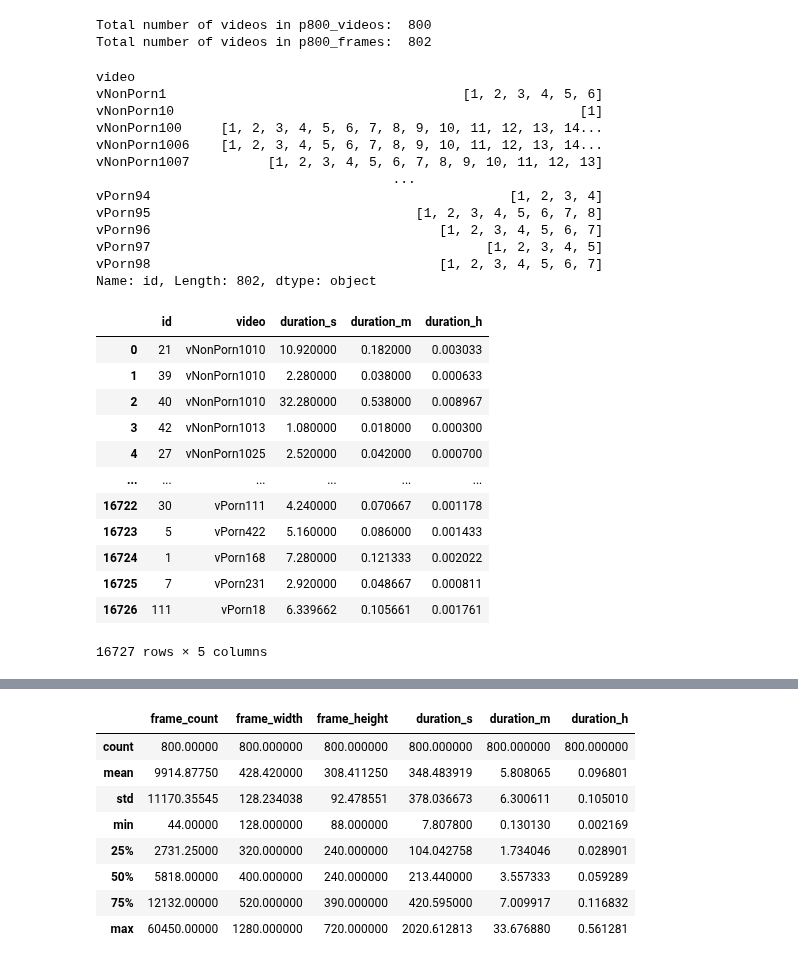
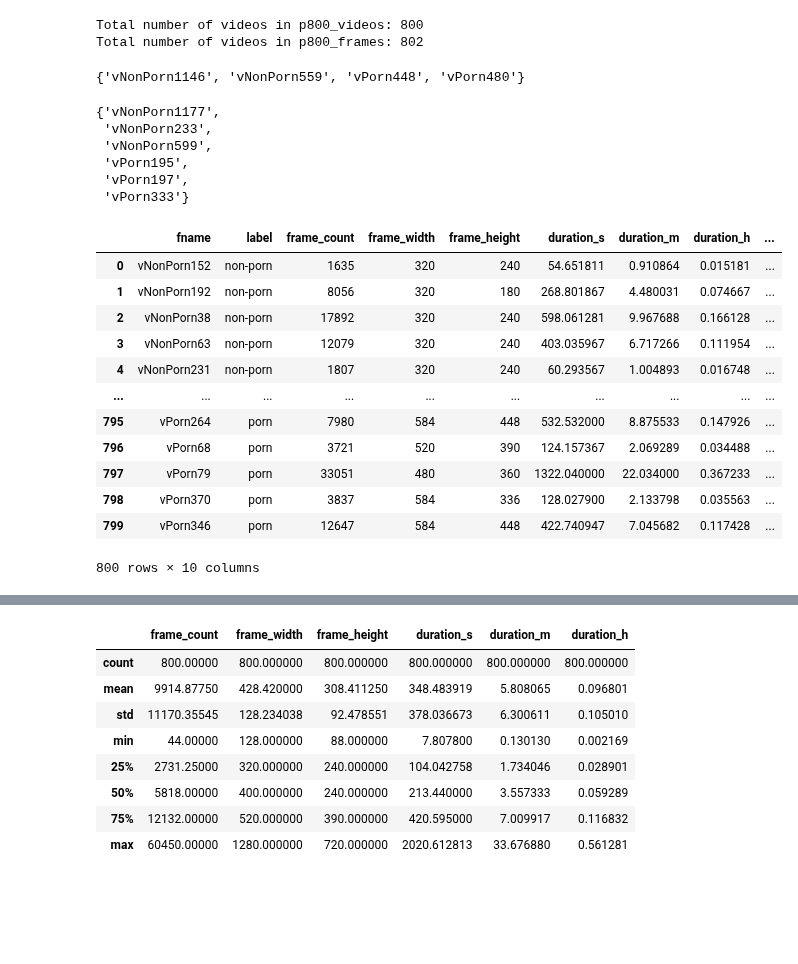
Before and after one commit to margaridav27/end-to-end-framework-pornography-detection, a Jupyter notebook: src/exploratory_data_analysis.ipynb, the cells around one changed output, grey strips where cells are left out. Drawn from its saved outputs; the diff is of its cells as text; code cells hidden in the pictures; blank space fills up the shorter version.

```diff
--- a/src/exploratory_data_analysis.ipynb
+++ b/src/exploratory_data_analysis.ipynb
@@ -151,37 +159,42 @@ Total number of videos in p800_frames:  802
 # %%
-video_frames = p800_frames.groupby("video")["id"].apply(list)
-video_frames
+video_frames = p800_frames.groupby("video")["frame_n"].apply(set)
+n_frames_per_video = p800_frames.groupby("video")["frame_n"].count()
-# %% [output]
-video
-vNonPorn1                                      [1, 2, 3, 4, 5, 6]
-vNonPorn10                                                    [1]
-vNonPorn100     [1, 2, 3, 4, 5, 6, 7, 8, 9, 10, 11, 12, 13, 14...
-vNonPorn1006    [1, 2, 3, 4, 5, 6, 7, 8, 9, 10, 11, 12, 13, 14...
-vNonPorn1007          [1, 2, 3, 4, 5, 6, 7, 8, 9, 10, 11, 12, 13]
-                                      ...
-vPorn94                                              [1, 2, 3, 4]
-vPorn95                                  [1, 2, 3, 4, 5, 6, 7, 8]
-vPorn96                                     [1, 2, 3, 4, 5, 6, 7]
-vPorn97                                           [1, 2, 3, 4, 5]
-vPorn98                                     [1, 2, 3, 4, 5, 6, 7]
-Name: id, Length: 802, dtype: object
+# %%
+# Videos that exist in p800_videos but not in p800_frames
+set(p800_videos[~p800_videos["fname"].isin(video_frames.index)]["fname"])
+# %% [output]
+{'vNonPorn1146', 'vNonPorn559', 'vPorn448', 'vPorn480'}
+# %%
+# Videos that exist in p800_frames but not in p800_videos
+set(video_frames.index[~video_frames.index.isin(p800_videos["fname"])])
+# %% [output]
+{'vNonPorn1177',
+ 'vNonPorn233',
+ 'vNonPorn599',
+ 'vPorn195',
+ 'vPorn197',
+ 'vPorn333'}
 # %%
-# TODO: only after checking why the number of videos in both dfs is not the same
+# TODO: only after checking difference in the number of videos
 
-aux = p800_videos.merge(video_frames, how="left", left_on="fname", right_on="video")
+# p800_videos = p800_videos.merge(video_frames, how="left", left_on="fname", right_on="video")
+# p800_videos.rename(columns={ "frame_n": "selected_frames" }, inplace=True)
+
+# p800_videos = p800_videos.merge(n_frames_per_video, how="left", left_on="fname", right_on="video")
+# p800_videos.rename(columns={ "frame_n": "selected_frames_count" }, inplace=True)
+
+# p800_videos
+# %% [output]
+|  | fname | label | frame_count | frame_width | frame_height | duration_s | duration_m | duration_h | ... |
+| 0 | vNonPorn152 | non-porn | 1635 | 320 | 240 | 54.651811 | 0.910864 | 0.015181 | ... |
+| 1 | vNonPorn192 | non-porn | 8056 | 320 | 180 | 268.801867 | 4.480031 | 0.074667 | ... |
+| 2 | vNonPorn38 | non-porn | 17892 | 320 | 240 | 598.061281 | 9.967688 | 0.166128 | ... |
+| 3 | vNonPorn63 | non-porn | 12079 | 320 | 240 | 403.035967 | 6.717266 | 0.111954 | ... |
+| 4 | vNonPorn231 | non-porn | 1807 | 320 | 240 | 60.293567 | 1.004893 | 0.016748 | ... |
+| ... | ... | ... | ... | ... | ... | ... | ... | ... | ... |
+| 795 | vPorn264 | porn | 7980 | 584 | 448 | 532.532000 | 8.875533 | 0.147926 | ... |
+| 796 | vPorn68 | porn | 3721 | 520 | 390 | 124.157367 | 2.069289 | 0.034488 | ... |
+| 797 | vPorn79 | porn | 33051 | 480 | 360 | 1322.040000 | 22.034000 | 0.367233 | ... |
+| 798 | vPorn370 | porn | 3837 | 584 | 336 | 128.027900 | 2.133798 | 0.035563 | ... |
+| 799 | vPorn346 | porn | 12647 | 584 | 448 | 422.740947 | 7.045682 | 0.117428 | ... |
+800 rows × 10 columns
-# %%
-p800_segments
-# %% [output]
-|  | id | video | duration_s | duration_m | duration_h |
-| 0 | 21 | vNonPorn1010 | 10.920000 | 0.182000 | 0.003033 |
-| 1 | 39 | vNonPorn1010 | 2.280000 | 0.038000 | 0.000633 |
-| 2 | 40 | vNonPorn1010 | 32.280000 | 0.538000 | 0.008967 |
-| 3 | 42 | vNonPorn1013 | 1.080000 | 0.018000 | 0.000300 |
-| 4 | 27 | vNonPorn1025 | 2.520000 | 0.042000 | 0.000700 |
-| ... | ... | ... | ... | ... | ... |
-| 16722 | 30 | vPorn111 | 4.240000 | 0.070667 | 0.001178 |
-| 16723 | 5 | vPorn422 | 5.160000 | 0.086000 | 0.001433 |
-| 16724 | 1 | vPorn168 | 7.280000 | 0.121333 | 0.002022 |
-| 16725 | 7 | vPorn231 | 2.920000 | 0.048667 | 0.000811 |
-| 16726 | 111 | vPorn18 | 6.339662 | 0.105661 | 0.001761 |
-16727 rows × 5 columns
```
Also changed, not shown: parts of 19 cells of this notebook.
